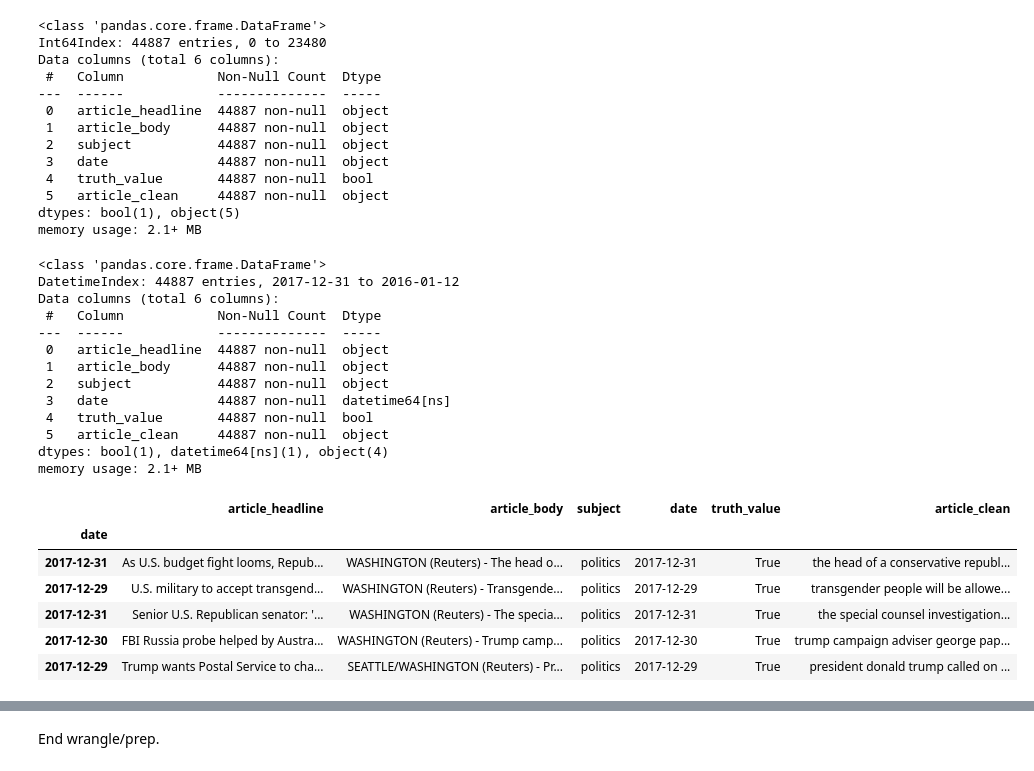
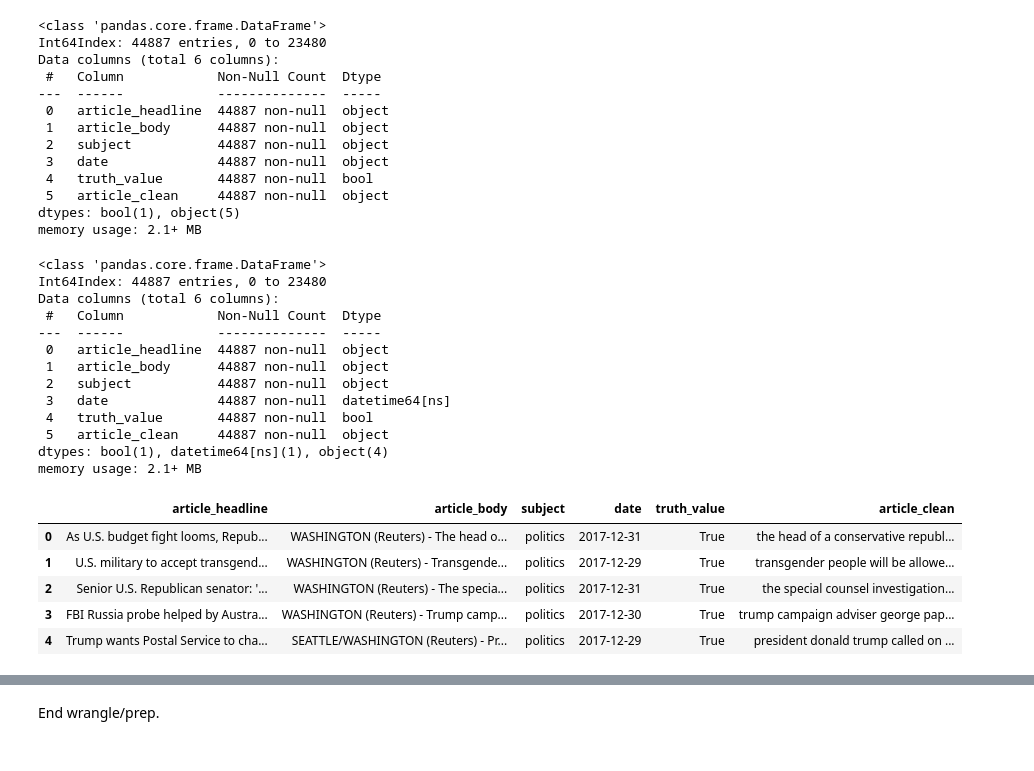
Before and after one commit to tarrencen/post_codeup_projs, a Jupyter notebook: explore.ipynb, the cells around one changed output, grey strips where cells are left out. Drawn from its saved outputs; the diff is of its cells as text; code cells hidden in the pictures.

```diff
--- a/explore.ipynb
+++ b/explore.ipynb
@@ -292,31 +293,30 @@ dtypes: bool(1), object(5)
 memory usage: 2.1+ MB
 # %%
 df.date = pd.to_datetime(df.date)
-df = df.set_index(df.date)
+#df = df.set_index(df.date)
 
 df.info()
 df.head()
 # %% [output]
 <class 'pandas.core.frame.DataFrame'>
-DatetimeIndex: 44887 entries, 2017-12-31 to 2016-01-12
+Int64Index: 44887 entries, 0 to 23480
 Data columns (total 6 columns):
  #   Column            Non-Null Count  Dtype
 ---  ------            --------------  -----
  0   article_headline  44887 non-null  object
  1   article_body      44887 non-null  object
  2   subject           44887 non-null  object
  3   date              44887 non-null  datetime64[ns]
  4   truth_value       44887 non-null  bool
  5   article_clean     44887 non-null  object
 dtypes: bool(1), datetime64[ns](1), object(4)
 memory usage: 2.1+ MB
 |  | article_headline | article_body | subject | date | truth_value | article_clean |
-| date |  |  |  |  |  |  |
-| 2017-12-31 | As U.S. budget fight looms, Repub... | WASHINGTON (Reuters) - The head o... | politics | 2017-12-31 | True | the head of a conservative republ... |
-| 2017-12-29 | U.S. military to accept transgend... | WASHINGTON (Reuters) - Transgende... | politics | 2017-12-29 | True | transgender people will be allowe... |
-| 2017-12-31 | Senior U.S. Republican senator: '... | WASHINGTON (Reuters) - The specia... | politics | 2017-12-31 | True | the special counsel investigation... |
-| 2017-12-30 | FBI Russia probe helped by Austra... | WASHINGTON (Reuters) - Trump camp... | politics | 2017-12-30 | True | trump campaign adviser george pap... |
-| 2017-12-29 | Trump wants Postal Service to cha... | SEATTLE/WASHINGTON (Reuters) - Pr... | politics | 2017-12-29 | True | president donald trump called on ... |
+| 0 | As U.S. budget fight looms, Repub... | WASHINGTON (Reuters) - The head o... | politics | 2017-12-31 | True | the head of a conservative republ... |
+| 1 | U.S. military to accept transgend... | WASHINGTON (Reuters) - Transgende... | politics | 2017-12-29 | True | transgender people will be allowe... |
+| 2 | Senior U.S. Republican senator: '... | WASHINGTON (Reuters) - The specia... | politics | 2017-12-31 | True | the special counsel investigation... |
+| 3 | FBI Russia probe helped by Austra... | WASHINGTON (Reuters) - Trump camp... | politics | 2017-12-30 | True | trump campaign adviser george pap... |
+| 4 | Trump wants Postal Service to cha... | SEATTLE/WASHINGTON (Reuters) - Pr... | politics | 2017-12-29 | True | president donald trump called on ... |
 # %%
 df = df.sort_index(ascending=True)
 
```
Also changed, not shown: parts of 19 cells of this notebook.
